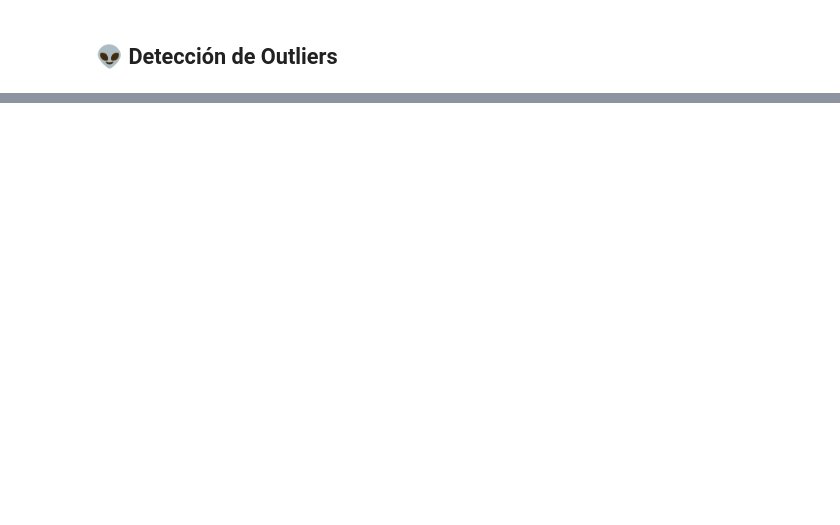
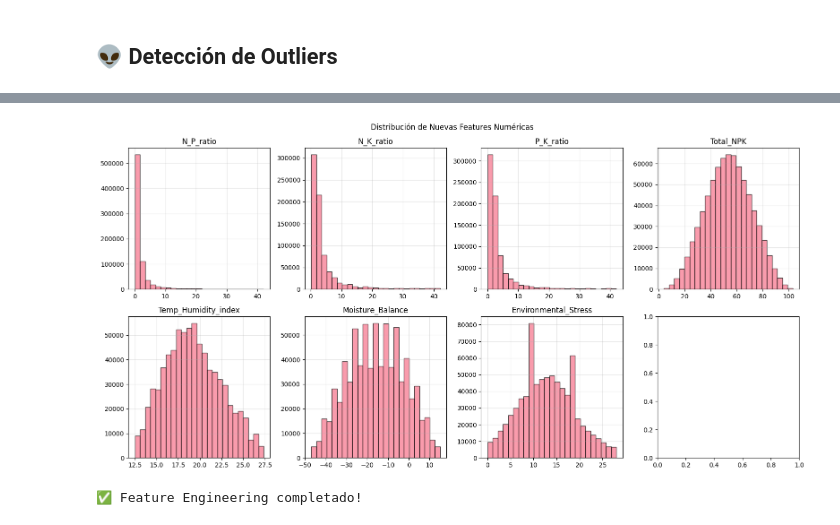
Before and after one commit to felixpradoh/kaggle-playground-series-s5e6, a Jupyter notebook: notebooks/01_eda_template.ipynb, the cells around one changed output, grey strips where cells are left out. Drawn from its saved outputs; the diff is of its cells as text; code cells hidden in the pictures; blank space fills up the shorter version.

```diff
--- a/notebooks/01_eda_template.ipynb
+++ b/notebooks/01_eda_template.ipynb
@@ -164,0 +500,63 @@ df_encoded['Fertilizer Name'] = le_target.fit_transform(df_encoded['Fertilizer N
+# %%
+# Feature Engineering estratégico basado en variables de alto MI
+print("=== FEATURE ENGINEERING ESTRATÉGICO ===\n")
+
+# Usar dataset original (no codificado)
+df_features = train_df.copy()
+
+# 1. RATIOS DE NUTRIENTES (basado en alto MI de NPK)
+print("1️⃣ Creando ratios de nutrientes...")
+df_features['N_P_ratio'] = df_features['Nitrogen'] / (df_features['Phosphorous'] + 1)
+df_features['N_K_ratio'] = df_features['Nitrogen'] / (df_features['Potassium'] + 1)
+df_features['P_K_ratio'] = df_features['Phosphorous'] / (df_features['Potassium'] + 1)
+df_features['Total_NPK'] = df_features['Nitrogen'] + df_features['Phosphorous'] + df_features['Potassium']
+
+# 2. ÍNDICES AMBIENTALES (combinando variables correlacionadas)
+print("2️⃣ Creando índices ambientales...")
+df_features['Temp_Humidity_index'] = df_features['Temparature'] * df_features['Humidity'] / 100
+df_features['Moisture_Balance'] = df_features['Moisture'] - df_features['Humidity']
+df_features['Environmental_Stress'] = abs(df_features['Temparature'] - 25) + abs(df_features['Humidity'] - 65)
+
+# 3. CATEGORIZACIÓN INTELIGENTE
+print("3️⃣ Creando categorías basadas en distribuciones...")
+df_features['Temp_Category'] = pd.cut(df_features['Temparature'],
+                                     bins=[0, 25, 30, 35, 100],
+                                     labels=['Frío', 'Templado', 'Cálido', 'Muy_Cálido'])
+df_features['Nitrogen_Level'] = pd.cut(df_features['Nitrogen'],
+                                      bins=[0, 15, 25, 100],
+                                      labels=['Bajo', 'Medio', 'Alto'])
+
+# 4. FEATURES DE INTERACCIÓN (variables categóricas de alto MI)
+print("4️⃣ Creando interacciones estratégicas...")
+df_features['Soil_Crop_Combo'] = df_features['Soil Type'] + '_' + df_features['Crop Type']
+
+# Estadísticas de las nuevas features numéricas
+new_numeric_features = ['N_P_ratio', 'N_K_ratio', 'P_K_ratio', 'Total_NPK',
+                       'Temp_Humidity_index', 'Moisture_Balance', 'Environmental_Stress']
+
+print(f"\n📊 RESUMEN DE FEATURES CREADAS:")
+for feature in new_numeric_features:
+    if feature in df_features.columns:
+        print(f"  • {feature}: min={df_features[feature].min():.2f}, max={df_features[feature].max():.2f}")
+
+print(f"\n📊 FEATURES CATEGÓRICAS:")
+print(f"  • Temp_Category: {df_features['Temp_Category'].nunique()} categorías")
+print(f"  • Nitrogen_Level: {df_features['Nitrogen_Level'].nunique()} niveles")
+print(f"  • Soil_Crop_Combo: {df_features['Soil_Crop_Combo'].nunique()} combinaciones")
+
+# Visualización de nuevas features numéricas
+fig, axes = plt.subplots(2, 4, figsize=(16, 8))
+axes = axes.ravel()
+
+for i, feature in enumerate(new_numeric_features):
+    if i < len(axes):
+        axes[i].hist(df_features[feature], bins=25, alpha=0.7, edgecolor='black')
+        axes[i].set_title(f'{feature}')
+        axes[i].grid(True, alpha=0.3)
+
+plt.suptitle('Distribución de Nuevas Features Numéricas')
+plt.tight_layout()
+plt.show()
+
+print("\n✅ Feature Engineering completado!")
+# %% [output]
@@ -164,0 +583,2 @@ df_encoded['Fertilizer Name'] = le_target.fit_transform(df_encoded['Fertilizer N
+[figure, added]
+✅ Feature Engineering completado!
```
Also changed, not shown: parts of 24 cells of this notebook, 1 other file.
